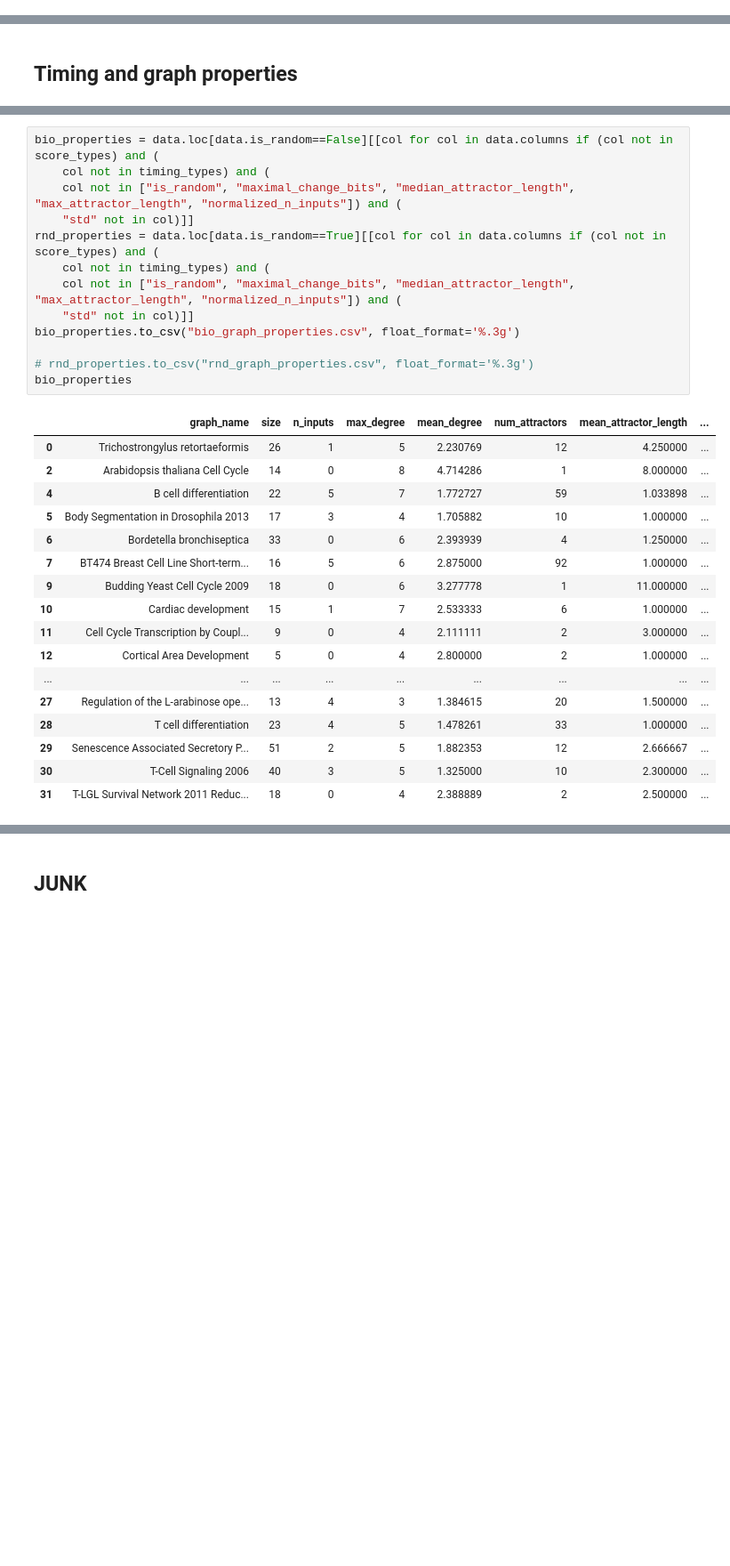
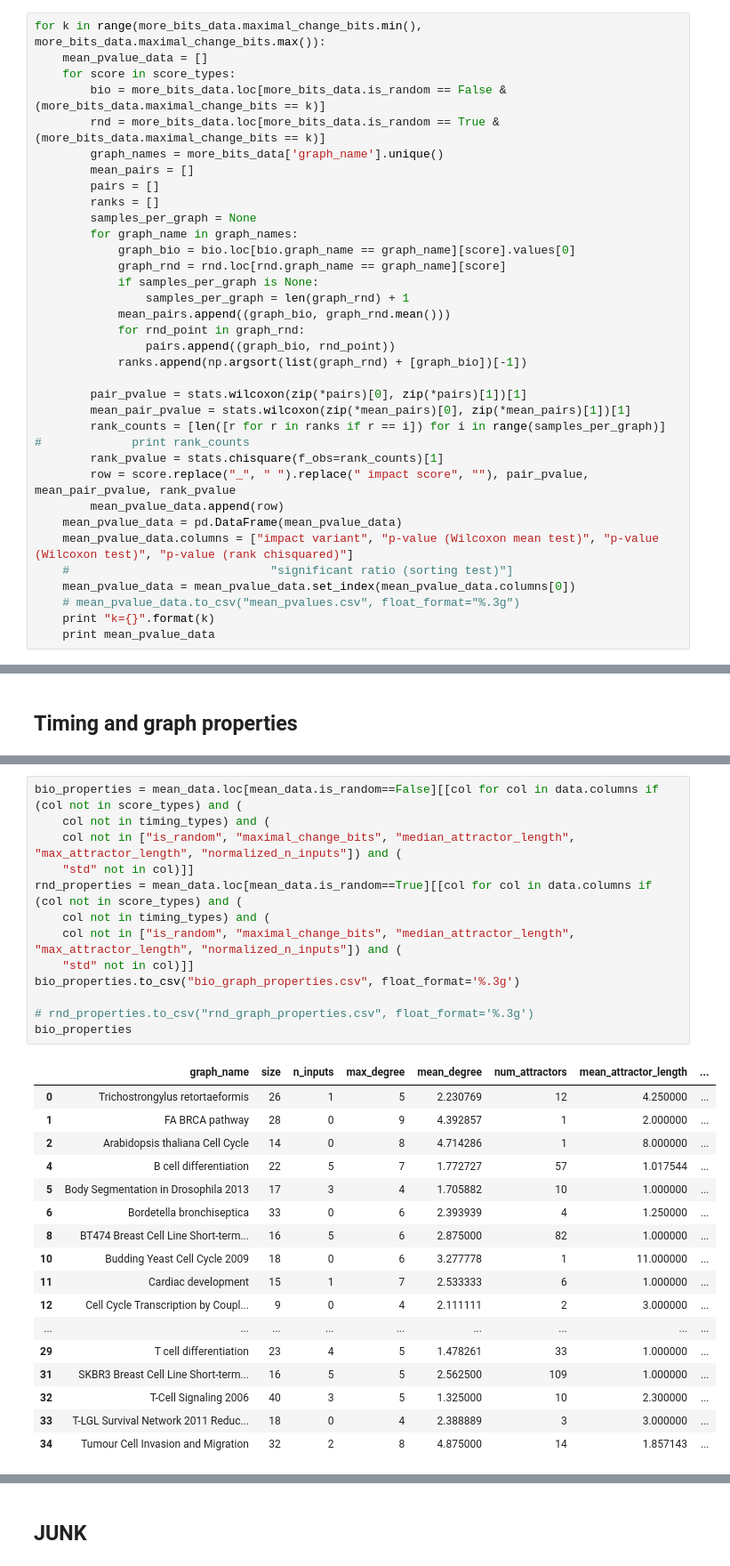
Before and after one commit to arielbro/TimeSeriesNetworkInference, a Jupyter notebook: graph_impact_result_analysis.ipynb, the cells around one changed output, grey strips where cells are left out. Shown at 89% size. Cells and saved outputs as stored; diff of their text form; blank space fills up the shorter version.

```diff
--- a/graph_impact_result_analysis.ipynb
+++ b/graph_impact_result_analysis.ipynb
@@ -437,0 +497,35 @@ for score in score_types:
+# %%
+for k in range(more_bits_data.maximal_change_bits.min(), more_bits_data.maximal_change_bits.max()):
+    mean_pvalue_data = []
+    for score in score_types:
+        bio = more_bits_data.loc[more_bits_data.is_random == False & (more_bits_data.maximal_change_bits == k)]
+        rnd = more_bits_data.loc[more_bits_data.is_random == True & (more_bits_data.maximal_change_bits == k)]
+        graph_names = more_bits_data['graph_name'].unique()
+        mean_pairs = []
+        pairs = []
+        ranks = []
+        samples_per_graph = None
+        for graph_name in graph_names:
+            graph_bio = bio.loc[bio.graph_name == graph_name][score].values[0]
+            graph_rnd = rnd.loc[rnd.graph_name == graph_name][score]
+            if samples_per_graph is None:
+                samples_per_graph = len(graph_rnd) + 1
+            mean_pairs.append((graph_bio, graph_rnd.mean()))
+            for rnd_point in graph_rnd:
+                pairs.append((graph_bio, rnd_point))
+            ranks.append(np.argsort(list(graph_rnd) + [graph_bio])[-1])
+
+        pair_pvalue = stats.wilcoxon(zip(*pairs)[0], zip(*pairs)[1])[1]
+        mean_pair_pvalue = stats.wilcoxon(zip(*mean_pairs)[0], zip(*mean_pairs)[1])[1]
+        rank_counts = [len([r for r in ranks if r == i]) for i in range(samples_per_graph)]
+#             print rank_counts
+        rank_pvalue = stats.chisquare(f_obs=rank_counts)[1]
+        row = score.replace("_", " ").replace(" impact score", ""), pair_pvalue, mean_pair_pvalue, rank_pvalue
+        mean_pvalue_data.append(row)
+    mean_pvalue_data = pd.DataFrame(mean_pvalue_data)
+    mean_pvalue_data.columns = ["impact variant", "p-value (Wilcoxon mean test)", "p-value (Wilcoxon test)", "p-value (rank chisquared)"]
+    #                             "significant ratio (sorting test)"]
+    mean_pvalue_data = mean_pvalue_data.set_index(mean_pvalue_data.columns[0])
+    # mean_pvalue_data.to_csv("mean_pvalues.csv", float_format="%.3g")
+    print "k={}".format(k)
+    print mean_pvalue_data
@@ -477,34 +603,34 @@ timing_data
 # %%
-bio_properties = data.loc[data.is_random==False][[col for col in data.columns if (col not in score_types) and (
+bio_properties = mean_data.loc[mean_data.is_random==False][[col for col in data.columns if (col not in score_types) and (
     col not in timing_types) and (
     col not in ["is_random", "maximal_change_bits", "median_attractor_length", "max_attractor_length", "normalized_n_inputs"]) and (
     "std" not in col)]]
-rnd_properties = data.loc[data.is_random==True][[col for col in data.columns if (col not in score_types) and (
+rnd_properties = mean_data.loc[mean_data.is_random==True][[col for col in data.columns if (col not in score_types) and (
     col not in timing_types) and (
     col not in ["is_random", "maximal_change_bits", "median_attractor_length", "max_attractor_length", "normalized_n_inputs"]) and (
     "std" not in col)]]
 bio_properties.to_csv("bio_graph_properties.csv", float_format='%.3g')
 
 # rnd_properties.to_csv("rnd_graph_properties.csv", float_format='%.3g')
 bio_properties
 # %% [output]
 |  | graph_name | size | n_inputs | max_degree | mean_degree | num_attractors | mean_attractor_length | ... |
 | 0 | Trichostrongylus retortaeformis | 26 | 1 | 5 | 2.230769 | 12 | 4.250000 | ... |
+| 1 | FA BRCA pathway | 28 | 0 | 9 | 4.392857 | 1 | 2.000000 | ... |
 | 2 | Arabidopsis thaliana Cell Cycle | 14 | 0 | 8 | 4.714286 | 1 | 8.000000 | ... |
-| 4 | B cell differentiation | 22 | 5 | 7 | 1.772727 | 59 | 1.033898 | ... |
+| 4 | B cell differentiation | 22 | 5 | 7 | 1.772727 | 57 | 1.017544 | ... |
 | 5 | Body Segmentation in Drosophila 2013 | 17 | 3 | 4 | 1.705882 | 10 | 1.000000 | ... |
 | 6 | Bordetella bronchiseptica | 33 | 0 | 6 | 2.393939 | 4 | 1.250000 | ... |
-| 7 | BT474 Breast Cell Line Short-term... | 16 | 5 | 6 | 2.875000 | 92 | 1.000000 | ... |
-| 9 | Budding Yeast Cell Cycle 2009 | 18 | 0 | 6 | 3.277778 | 1 | 11.000000 | ... |
-| 10 | Cardiac development | 15 | 1 | 7 | 2.533333 | 6 | 1.000000 | ... |
-| 11 | Cell Cycle Transcription by Coupl... | 9 | 0 | 4 | 2.111111 | 2 | 3.000000 | ... |
-| 12 | Cortical Area Development | 5 | 0 | 4 | 2.800000 | 2 | 1.000000 | ... |
+| 8 | BT474 Breast Cell Line Short-term... | 16 | 5 | 6 | 2.875000 | 82 | 1.000000 | ... |
+| 10 | Budding Yeast Cell Cycle 2009 | 18 | 0 | 6 | 3.277778 | 1 | 11.000000 | ... |
+| 11 | Cardiac development | 15 | 1 | 7 | 2.533333 | 6 | 1.000000 | ... |
+| 12 | Cell Cycle Transcription by Coupl... | 9 | 0 | 4 | 2.111111 | 2 | 3.000000 | ... |
 | ... | ... | ... | ... | ... | ... | ... | ... | ... |
-| 27 | Regulation of the L-arabinose ope... | 13 | 4 | 3 | 1.384615 | 20 | 1.500000 | ... |
-| 28 | T cell differentiation | 23 | 4 | 5 | 1.478261 | 33 | 1.000000 | ... |
-| 29 | Senescence Associated Secretory P... | 51 | 2 | 5 | 1.882353 | 12 | 2.666667 | ... |
-| 30 | T-Cell Signaling 2006 | 40 | 3 | 5 | 1.325000 | 10 | 2.300000 | ... |
-| 31 | T-LGL Survival Network 2011 Reduc... | 18 | 0 | 4 | 2.388889 | 2 | 2.500000 | ... |
+| 29 | T cell differentiation | 23 | 4 | 5 | 1.478261 | 33 | 1.000000 | ... |
+| 31 | SKBR3 Breast Cell Line Short-term... | 16 | 5 | 5 | 2.562500 | 109 | 1.000000 | ... |
+| 32 | T-Cell Signaling 2006 | 40 | 3 | 5 | 1.325000 | 10 | 2.300000 | ... |
+| 33 | T-LGL Survival Network 2011 Reduc... | 18 | 0 | 4 | 2.388889 | 3 | 3.000000 | ... |
+| 34 | Tumour Cell Invasion and Migration | 32 | 2 | 8 | 4.875000 | 14 | 1.857143 | ... |
 # %%
 attractor_properties = [p for p in bio_properties.columns if ("attractor" in p or "basin" in p)]
 fig, ax = plt.subplots(nrows=len(attractor_properties)/2, ncols=2, sharey=False, sharex=False, figsize=(15, 10))
```
Also changed, not shown: parts of 16 cells of this notebook, 1 other file.
